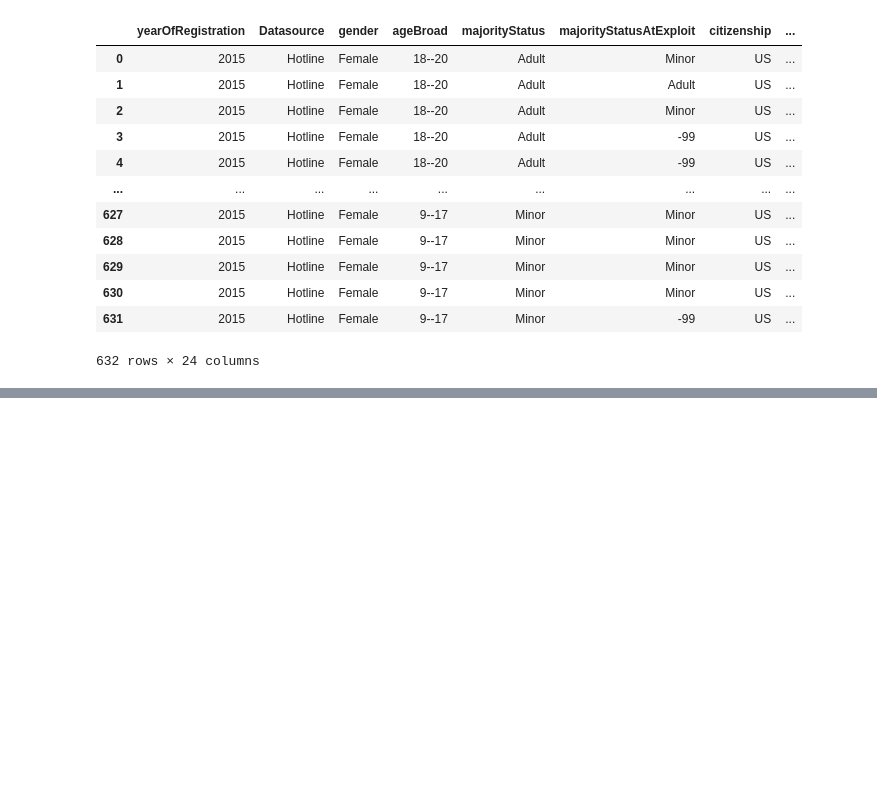
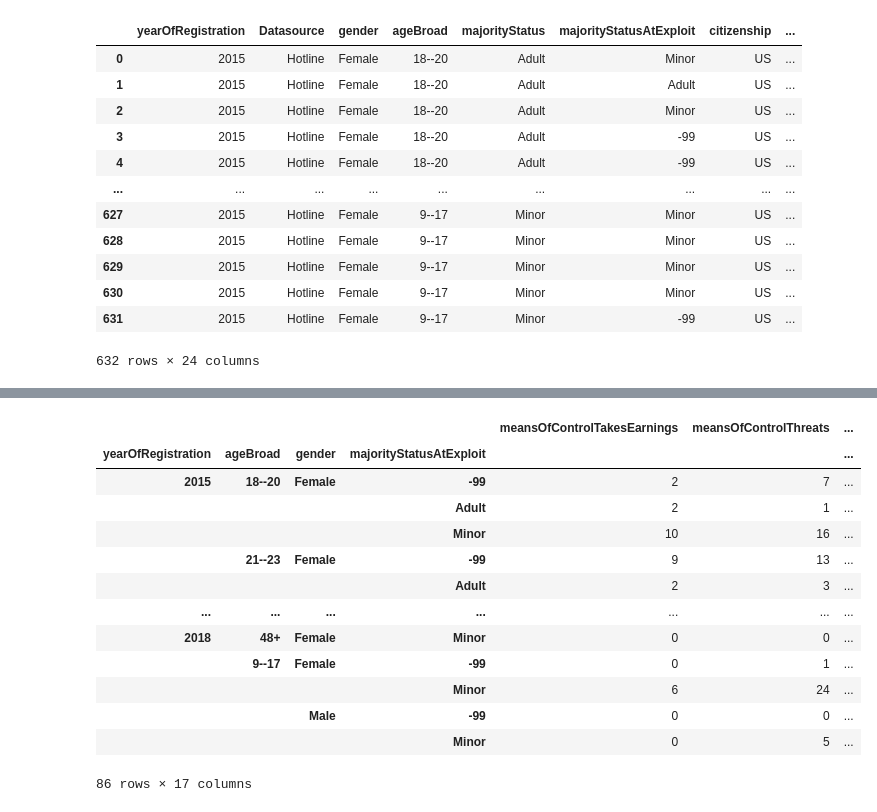
Before and after one commit to kmanning1224/Sexual-Assault-Analysis, a Jupyter notebook: SofieLab.ipynb, the cells around one changed output, grey strips where cells are left out. Cells and saved outputs as stored; diff of their text form; code cells hidden in the pictures; blank space fills up the shorter version.

```diff
--- a/SofieLab.ipynb
+++ b/SofieLab.ipynb
@@ -158,0 +287,18 @@ tots_df.to_csv("Data/totalsAge_global_dataset_2020.csv", index=False, header=Tru
+# %%
+del totsaem_df["Unnamed: 0"]
+totsaem_df
+# %% [output]
+|  |  |  |  | meansOfControlTakesEarnings | meansOfControlThreats | ... |
+| yearOfRegistration | ageBroad | gender | majorityStatusAtExploit |  |  | ... |
+| 2015 | 18--20 | Female | -99 | 2 | 7 | ... |
+|  |  |  | Adult | 2 | 1 | ... |
+|  |  |  | Minor | 10 | 16 | ... |
+|  | 21--23 | Female | -99 | 9 | 13 | ... |
+|  |  |  | Adult | 2 | 3 | ... |
+| ... | ... | ... | ... | ... | ... | ... |
+| 2018 | 48+ | Female | Minor | 0 | 0 | ... |
+|  | 9--17 | Female | -99 | 0 | 1 | ... |
+|  |  |  | Minor | 6 | 24 | ... |
+|  |  | Male | -99 | 0 | 0 | ... |
+|  |  |  | Minor | 0 | 5 | ... |
+86 rows × 17 columns
```
Also changed, not shown: parts of 11 cells of this notebook, 4 other files.
